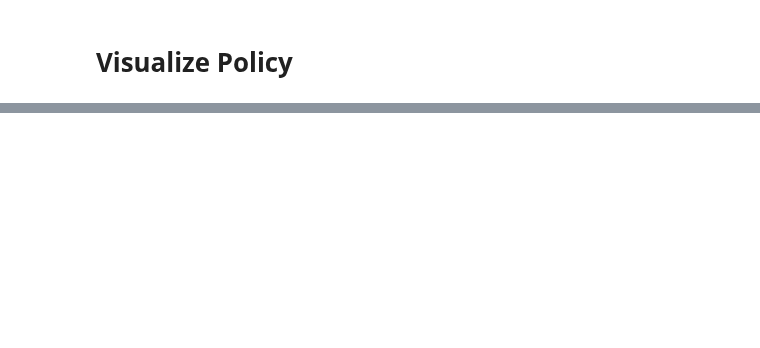
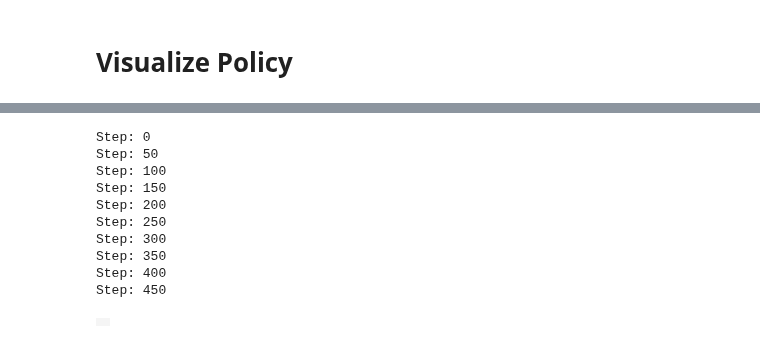
Before and after one commit to triton-droids/pupper-simulations, a Jupyter notebook: locomotion/training.ipynb, the cells around one changed output, grey strips where cells are left out. Drawn from its saved outputs; the diff is of its cells as text; code cells hidden in the pictures; blank space fills up the shorter version.

```diff
--- a/locomotion/training.ipynb
+++ b/locomotion/training.ipynb
@@ -132,7 +282,7 @@ KeyboardInterrupt:
 # %% [markdown]
 # **Visualize Policy**
 # %%
-eval_env = envs.get_environment(env_name)
+eval_env = envs.get_environment(env_name, xml_path = xml_path)
 
 jit_reset = jax.jit(eval_env.reset)
 jit_step = jax.jit(eval_env.step)
@@ -139,27 +299,42 @@ jit_step = jax.jit(eval_env.step)
 # %%
+
 # @markdown Commands **only used for Barkour Env**:
 x_vel = 1.0  #@param {type: "number"}
 y_vel = 0.0  #@param {type: "number"}
 ang_vel = -0.5  #@param {type: "number"}
 
 the_command = jp.array([x_vel, y_vel, ang_vel])
 
 # initialize the state
 rng = jax.random.PRNGKey(0)
 state = jit_reset(rng)
 state.info['command'] = the_command
 rollout = [state.pipeline_state]
 
 # grab a trajectory
 n_steps = 500
 render_every = 2
 
 for i in range(n_steps):
+  if i % 50 == 0:
+    print(f"Step: {i}")
   act_rng, rng = jax.random.split(rng)
   ctrl, _ = jit_inference_fn(state.obs, act_rng)
   state = jit_step(state, ctrl)
   rollout.append(state.pipeline_state)
 
 media.show_video(
     eval_env.render(rollout[::render_every], camera='track'),
     fps=1.0 / eval_env.dt / render_every)
+# %% [output]
+Step: 0
+Step: 50
+Step: 100
+Step: 150
+Step: 200
+Step: 250
+Step: 300
+Step: 350
+Step: 400
+Step: 450
+|  |
```
Also changed, not shown: parts of 6 cells of this notebook, 1 other file.
